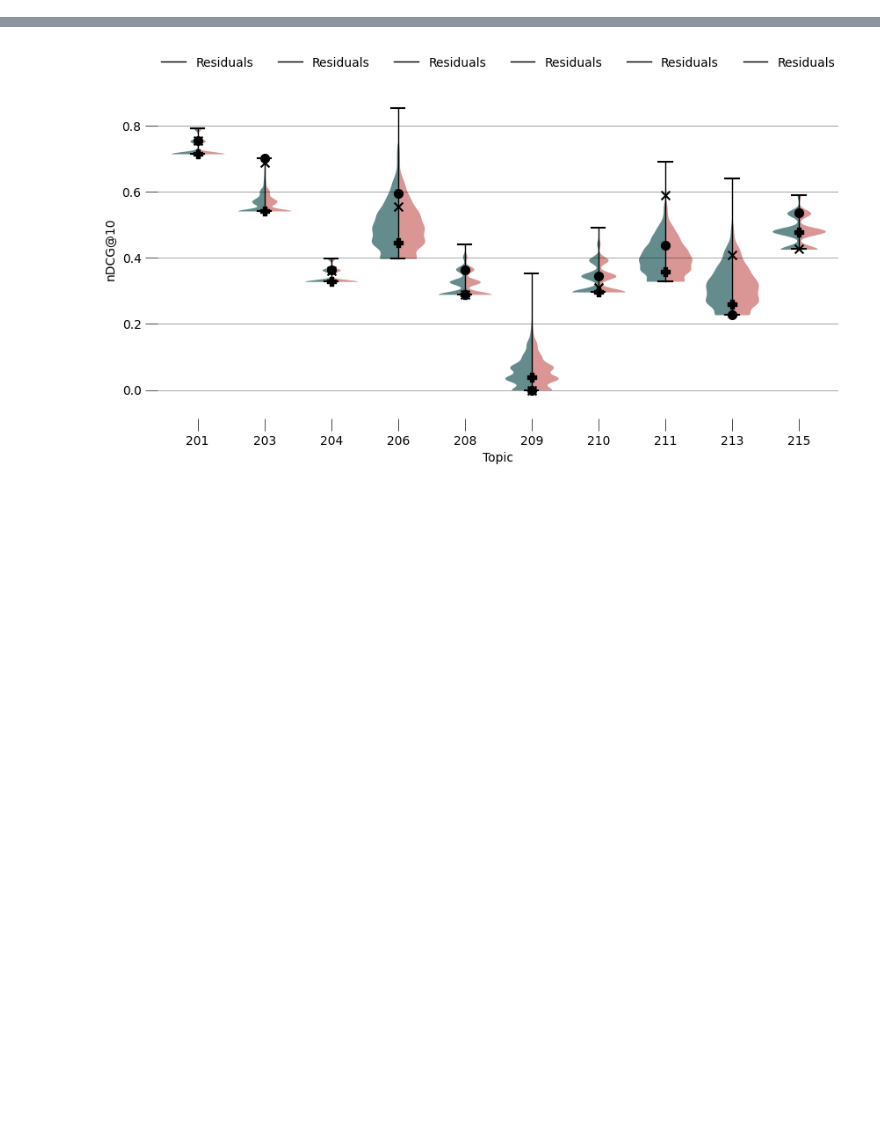
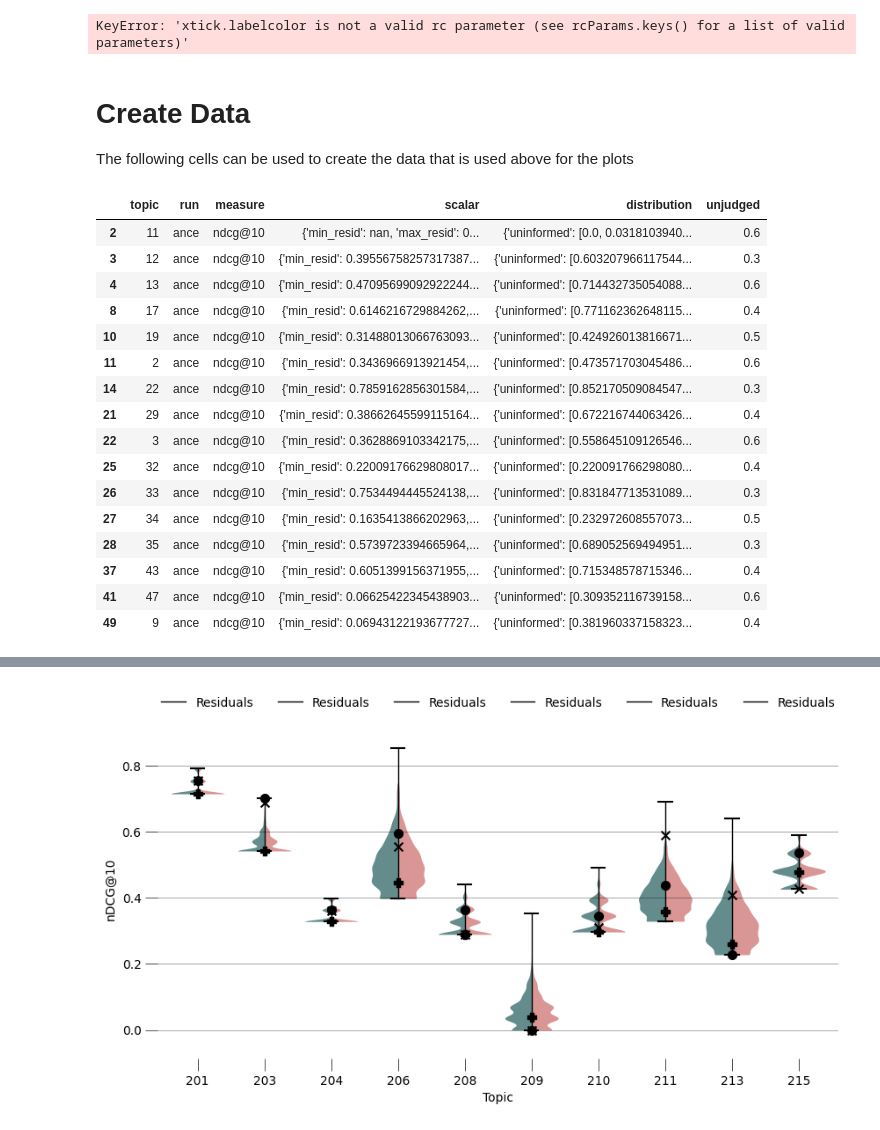
Before and after one commit to webis-de/ECIR-23, a Jupyter notebook: src/main/ipynb/visualization.ipynb, the cells around one changed output, grey strips where cells are left out. Drawn from its saved outputs; the diff is of its cells as text; code cells hidden in the pictures; blank space fills up the shorter version.

```diff
--- a/src/main/ipynb/visualization.ipynb
+++ b/src/main/ipynb/visualization.ipynb
@@ -107,3 +133,14 @@ def create_plot(data):
+# %%
+data = df_run[(df_run['run'] == 'ance') & (df_run['unjudged'] > 0) & (df_run['unjudged'] < 0.6)].head(5).copy()
+data = [i.to_dict() for _, i in data.iterrows()]
+
+create_plot(data).show()
+# %% [output]
+KeyError: 'xtick.labelcolor is not a valid rc parameter (see rcParams.keys() for a list of valid parameters)'
+# %% [markdown]
+# Create Data
+
+The following cells can be used to create the data that is used above for the plots
 # %%
 def flatten_row(df_row, measure, bootstrap, failsave):
     ret = []
@@ -151,0 +268,25 @@ def load_data(trec, measure, bootstrap_type, working_dir = '../resources/eval',
+# %%
+df_beir_visualization = pd.DataFrame(flatten_row('../resources/processed/normalized-runs/trec-system-runs/trec-covid/ance-run.txt'))
+
+# focus on some interesting points
+df_beir_visualization = df_beir_visualization[(df_beir_visualization['unjudged'] > 0.2) & (df_beir_visualization['unjudged'] < 0.8)]
+df_beir_visualization.to_json('beir-visualization-ance.jsonl', lines=True, orient='records')
+df_beir_visualization
+# %% [output]
+|  | topic | run | measure | scalar | distribution | unjudged |
+| 2 | 11 | ance | ndcg@10 | {'min_resid': nan, 'max_resid': 0... | {'uninformed': [0.0, 0.0318103940... | 0.6 |
+| 3 | 12 | ance | ndcg@10 | {'min_resid': 0.39556758257317387... | {'uninformed': [0.603207966117544... | 0.3 |
+| 4 | 13 | ance | ndcg@10 | {'min_resid': 0.47095699092922244... | {'uninformed': [0.714432735054088... | 0.6 |
+| 8 | 17 | ance | ndcg@10 | {'min_resid': 0.6146216729884262,... | {'uninformed': [0.771162362648115... | 0.4 |
+| 10 | 19 | ance | ndcg@10 | {'min_resid': 0.31488013066763093... | {'uninformed': [0.424926013816671... | 0.5 |
+| 11 | 2 | ance | ndcg@10 | {'min_resid': 0.3436966913921454,... | {'uninformed': [0.473571703045486... | 0.6 |
+| 14 | 22 | ance | ndcg@10 | {'min_resid': 0.7859162856301584,... | {'uninformed': [0.852170509084547... | 0.3 |
+| 21 | 29 | ance | ndcg@10 | {'min_resid': 0.38662645599115164... | {'uninformed': [0.672216744063426... | 0.4 |
+| 22 | 3 | ance | ndcg@10 | {'min_resid': 0.3628869103342175,... | {'uninformed': [0.558645109126546... | 0.6 |
+| 25 | 32 | ance | ndcg@10 | {'min_resid': 0.22009176629808017... | {'uninformed': [0.220091766298080... | 0.4 |
+| 26 | 33 | ance | ndcg@10 | {'min_resid': 0.7534494445524138,... | {'uninformed': [0.831847713531089... | 0.3 |
+| 27 | 34 | ance | ndcg@10 | {'min_resid': 0.1635413866202963,... | {'uninformed': [0.232972608557073... | 0.5 |
+| 28 | 35 | ance | ndcg@10 | {'min_resid': 0.5739723394665964,... | {'uninformed': [0.689052569494951... | 0.3 |
+| 37 | 43 | ance | ndcg@10 | {'min_resid': 0.6051399156371955,... | {'uninformed': [0.715348578715346... | 0.4 |
+| 41 | 47 | ance | ndcg@10 | {'min_resid': 0.06625422345438903... | {'uninformed': [0.309352116739158... | 0.6 |
+| 49 | 9 | ance | ndcg@10 | {'min_resid': 0.06943122193677727... | {'uninformed': [0.381960337158323... | 0.4 |
```
Also changed, not shown: parts of 11 cells of this notebook, 1 other file.
